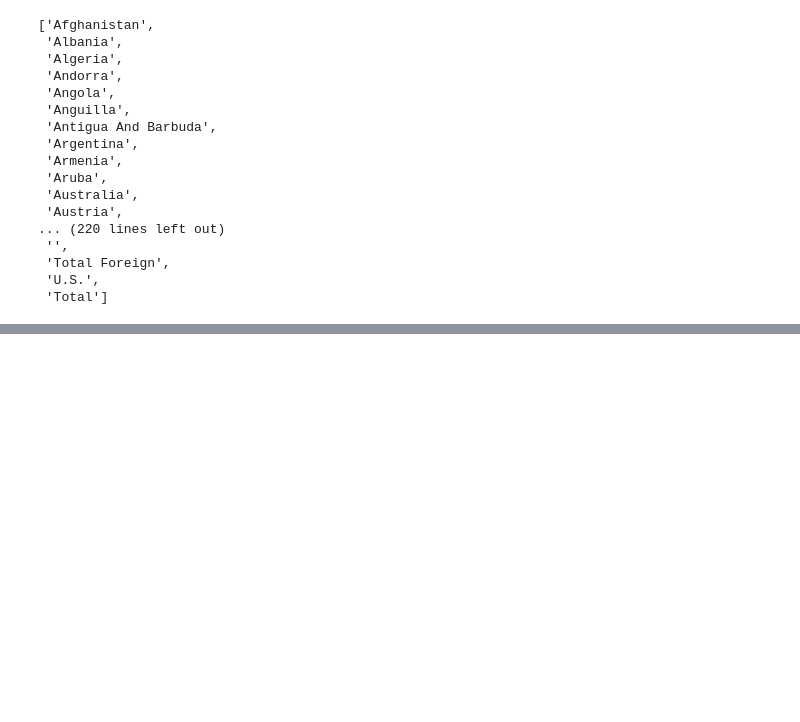
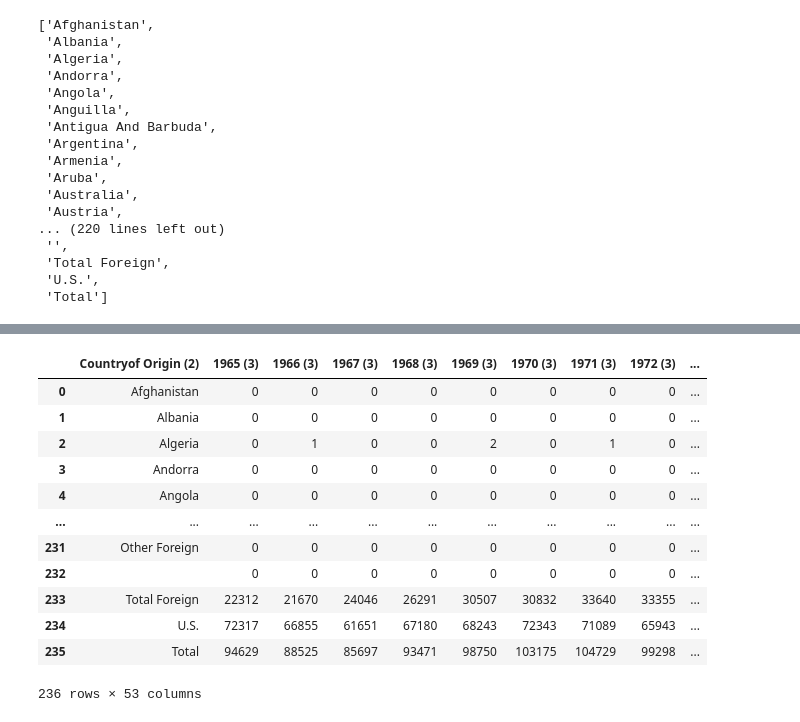
Before and after one commit to DhruvK0/DSC106FinalProj, a Jupyter notebook: patent_scraper.ipynb, the cells around one changed output, grey strips where cells are left out. Cells and saved outputs as stored; diff of their text form; code cells hidden in the pictures; blank space fills up the shorter version.

```diff
--- a/patent_scraper.ipynb
+++ b/patent_scraper.ipynb
@@ -151,7 +153,7 @@ regions = {
 }
 # %%
 regions = {
-    'North America': ['Antigua And Barbuda', 'Aruba', "Bonaire, Sint Eustatius, And Saba", 'Netherlands Antilles', 'Sint Martin', 'St. Kitts/Nevis', 'St. Lucia', 'St. Vincent/Grenadines','British West Indies', 'Bahamas', 'Barbados', 'Belize', 'Canada', 'Costa Rica', 'Cuba', 'Curacao', 'Dominica', 'Dominican Republic', 'El Salvador (4)', 'Grenada', 'Guatemala', 'Haiti', 'Honduras', 'Jamaica', 'Mexico', 'Nicaragua', 'Panama', 'Saint Kitts And Nevis', 'Saint Lucia', 'Saint Vincent/Grenadines', 'Trinidad & Tobago', 'United States', 'United States Minor Outlying Islands'],
+    'North America': ['Antigua And Barbuda', 'Aruba', "Bonaire, Sint Eustatius, And Saba", 'Netherlands Antilles', 'Sint Martin', 'St. Kitts/Nevis', 'St. Lucia', 'St. Vincent/Grenadines','British West Indies', 'Bahamas', 'Barbados', 'Belize', 'Canada', 'Costa Rica', 'Cuba', 'Curacao', 'Dominica', 'Dominican Republic', 'El Salvador (4)', 'Grenada', 'Guatemala', 'Haiti', 'Honduras', 'Jamaica', 'Mexico', 'Nicaragua', 'Panama', 'Saint Kitts And Nevis', 'Saint Lucia', 'Saint Vincent/Grenadines', 'Trinidad & Tobago', 'United States', 'United States Minor Outlying Islands','Central America'],
     'South America': ['Argentina', 'Bolivia', 'Brazil', 'Chile', 'Colombia', 'Ecuador', 'Falkland Islands', 'French Guiana', 'Guyana', 'Paraguay', 'Peru', 'Suriname', 'Uruguay', 'Venezuela'],
     'Asia': ['Afghanistan',
      'Armenia',
@@ -187,7 +189,7 @@ regions = {
      'Mongolia',
      'Nepal',
      'Korea, North',
-     'Korea'
+     'Korea',
      'Oman',
      'Pakistan',
      'Palestinian Territory, Occupied',
@@ -196,12 +198,13 @@ regions = {
      'Russian Federation',
      'Saudi Arabia',
      'Singapore',
+     'Sri Lanka',
      'Korea, South',
      'Myanmar',
      'Taiwan',
      'West Bank/Gaza',
+     'South Georgia',
      'Sri Lanka',
-     'Syrian Arab Republic',
      'Tajikistan',
      'Thailand',
      'Timor-Leste',
@@ -209,6 +212,7 @@ regions = {
      'Turkmenistan',
      'United Arab Emirates',
      'Uzbekistan',
+     'Viet Nam',
      'Viet Nam, South',
      'Yemen'],
     'Europe': ['Albania',
@@ -252,11 +256,13 @@ regions = {
      'Montenegro',
      'Netherlands',
      'Norway',
+     '(Papua) New Guinea',
      'Poland',
      'Portugal',
      'Romania',
      'San Marino',
      'Serbia',
+     'Serbia & Montenegro',
      'Slovakia',
      'Slovenia',
      'Spain',
@@ -264,7 +270,9 @@ regions = {
      'Switzerland',
      'Ukraine',
      'United Kingdom',
-     'Vatican City'],
+     'Ussr',
+     'Vatican City',
+     'Yugoslavia'],
     'Africa': ['Algeria',
      'Angola',
      'Benin',
@@ -310,6 +318,7 @@ regions = {
      'Seychelles',
      'Sierra Leone',
      'Somalia',
+     'South-West Africa',
      'South Africa',
      'South Sudan',
      'Sudan',
@@ -318,9 +327,14 @@ regions = {
      'Togo',
      'Tunisia',
      'Uganda',
+     'Upper Volta',
+     'West Africa',
      'Western Sahara',
+     'Zaire',
      'Zambia',
-     'Zimbabwe'],
+     'Zimbabwe',
+     'Rhodesia',
+     'Rhodesia, South'],
     'Caribbean': ['Anguilla',
      'Antigua And Barbuda',
      'Bahamas',
@@ -358,7 +372,9 @@ regions = {
      'Oman',
      'Qatar',
      'Saudi Arabia',
+     'Syria',
      'Syrian Arab Republic',
+     'United Arab Rep.',
      'United Arab Emirates',
      'Yemen'],
     'Oceania': ['American Samoa',
@@ -374,6 +390,7 @@ regions = {
      'Micronesia, Federated States Of',
      'Nauru',
      'New Caledonia',
+     'New Hebrides',
      'New Zealand',
      'Niue',
      'Norfolk Island',
@@ -410,0 +430,2 @@ df.to_csv('patents.csv', index=False)
+# %%
+data=df
@@ -410,0 +474,16 @@ df.to_csv('patents.csv', index=False)
+# %%
+data=data.drop(columns=[data.columns[1],data.columns[2]])
+# %% [output]
+|  | Countryof Origin (2) | 1965 (3) | 1966 (3) | 1967 (3) | 1968 (3) | 1969 (3) | 1970 (3) | 1971 (3) | 1972 (3) | ... |
+| 0 | Afghanistan | 0 | 0 | 0 | 0 | 0 | 0 | 0 | 0 | ... |
+| 1 | Albania | 0 | 0 | 0 | 0 | 0 | 0 | 0 | 0 | ... |
+| 2 | Algeria | 0 | 1 | 0 | 0 | 2 | 0 | 1 | 0 | ... |
+| 3 | Andorra | 0 | 0 | 0 | 0 | 0 | 0 | 0 | 0 | ... |
+| 4 | Angola | 0 | 0 | 0 | 0 | 0 | 0 | 0 | 0 | ... |
+| ... | ... | ... | ... | ... | ... | ... | ... | ... | ... | ... |
+| 231 | Other Foreign | 0 | 0 | 0 | 0 | 0 | 0 | 0 | 0 | ... |
+| 232 |  | 0 | 0 | 0 | 0 | 0 | 0 | 0 | 0 | ... |
+| 233 | Total Foreign | 22312 | 21670 | 24046 | 26291 | 30507 | 30832 | 33640 | 33355 | ... |
+| 234 | U.S. | 72317 | 66855 | 61651 | 67180 | 68243 | 72343 | 71089 | 65943 | ... |
+| 235 | Total | 94629 | 88525 | 85697 | 93471 | 98750 | 103175 | 104729 | 99298 | ... |
+236 rows × 53 columns
```
Also changed, not shown: parts of 9 cells of this notebook, 1 other file.
